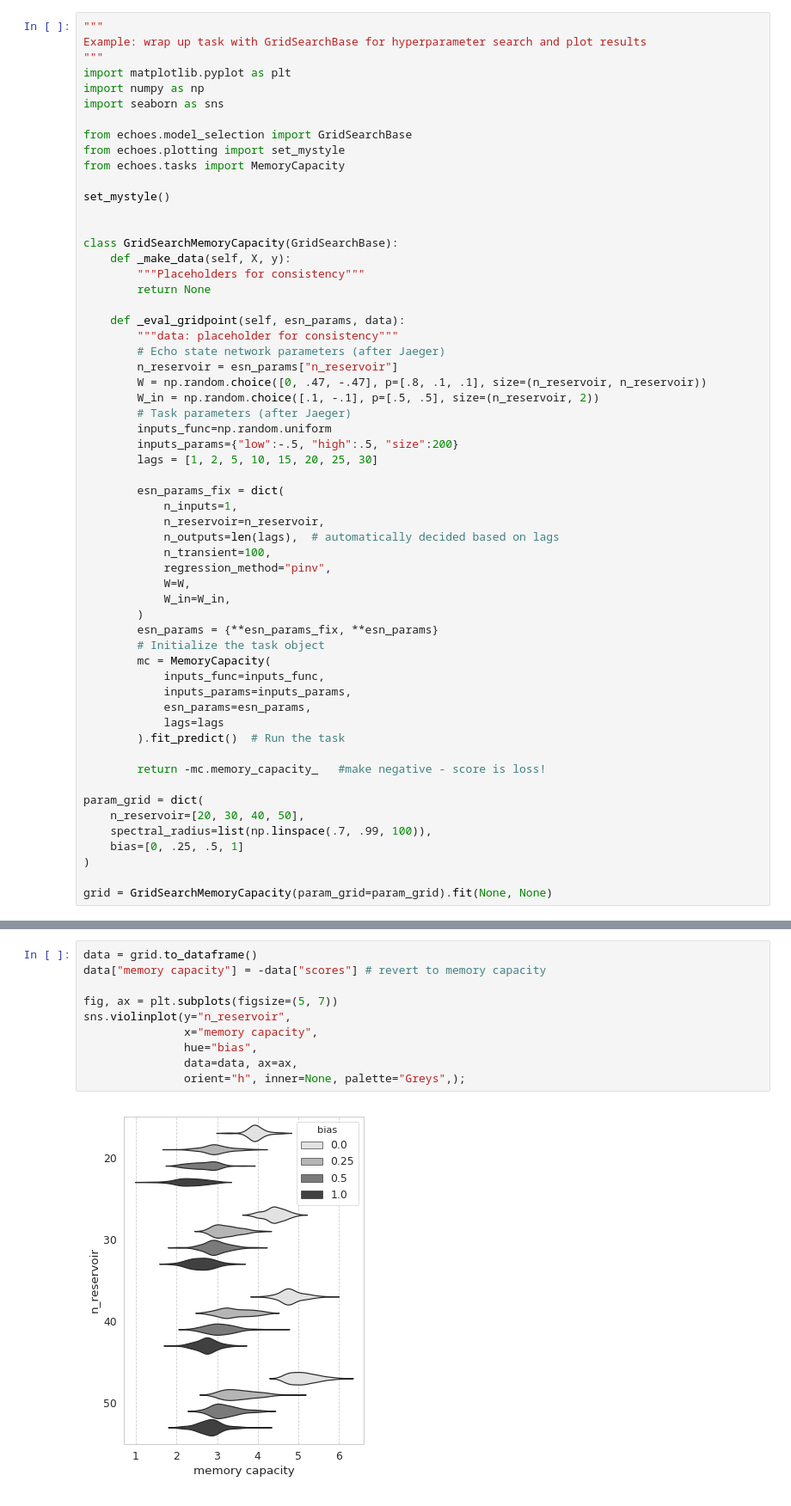
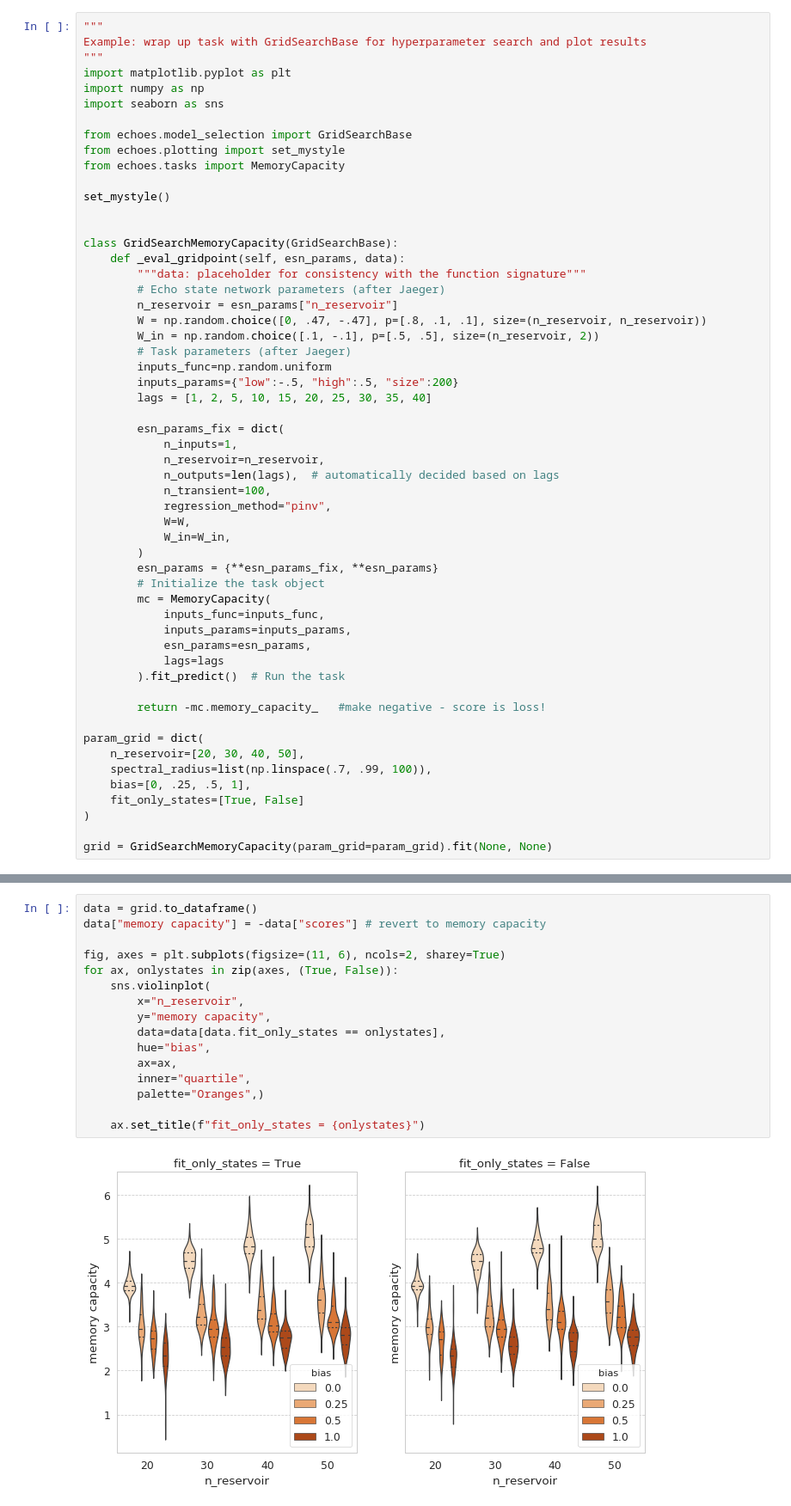
Before and after one commit to fabridamicelli/echoes, a Jupyter notebook: examples/notebooks/gridsearch_memorycapacity.ipynb, the cells around one changed output, grey strips where cells are left out. Shown: that part at 86% size. Drawn from its saved outputs; the diff is of its cells as text.

Commit message:
make __make_data(*args); update example

```diff
--- a/examples/notebooks/gridsearch_memorycapacity.ipynb
+++ b/examples/notebooks/gridsearch_memorycapacity.ipynb
@@ -14,12 +14,8 @@ set_mystyle()
 
 
 class GridSearchMemoryCapacity(GridSearchBase):
-    def _make_data(self, X, y):
-        """Placeholders for consistency"""
-        return None
-
     def _eval_gridpoint(self, esn_params, data):
-        """data: placeholder for consistency"""
+        """data: placeholder for consistency with the function signature"""
         # Echo state network parameters (after Jaeger)
         n_reservoir = esn_params["n_reservoir"]
         W = np.random.choice([0, .47, -.47], p=[.8, .1, .1], size=(n_reservoir, n_reservoir))
@@ -27,7 +23,7 @@ class GridSearchMemoryCapacity(GridSearchBase):
         # Task parameters (after Jaeger)
         inputs_func=np.random.uniform
         inputs_params={"low":-.5, "high":.5, "size":200}
-        lags = [1, 2, 5, 10, 15, 20, 25, 30]
+        lags = [1, 2, 5, 10, 15, 20, 25, 30, 35, 40]
 
         esn_params_fix = dict(
             n_inputs=1,
@@ -52,7 +48,8 @@ class GridSearchMemoryCapacity(GridSearchBase):
 param_grid = dict(
     n_reservoir=[20, 30, 40, 50],
     spectral_radius=list(np.linspace(.7, .99, 100)),
-    bias=[0, .25, .5, 1]
+    bias=[0, .25, .5, 1],
+    fit_only_states=[True, False]
 )
 
 grid = GridSearchMemoryCapacity(param_grid=param_grid).fit(None, None)
@@ -70,12 +71,18 @@ grid.best_params_, grid.best_score_
 # %%
 data = grid.to_dataframe()
 data["memory capacity"] = -data["scores"] # revert to memory capacity
 
-fig, ax = plt.subplots(figsize=(5, 7))
-sns.violinplot(y="n_reservoir",
-               x="memory capacity",
-               hue="bias",
-               data=data, ax=ax,
-               orient="h", inner=None, palette="Greys",);
+fig, axes = plt.subplots(figsize=(11, 6), ncols=2, sharey=True)
+for ax, onlystates in zip(axes, (True, False)):
+    sns.violinplot(
+        x="n_reservoir",
+        y="memory capacity",
+        data=data[data.fit_only_states == onlystates],
+        hue="bias",
+        ax=ax,
+        inner="quartile",
+        palette="Oranges",)
+
+    ax.set_title(f"fit_only_states = {onlystates}")
 # %% [output]
-[figure, old version]
+[figure, new version]
```
Also changed, not shown: parts of 2 cells of this notebook, 2 other files.
